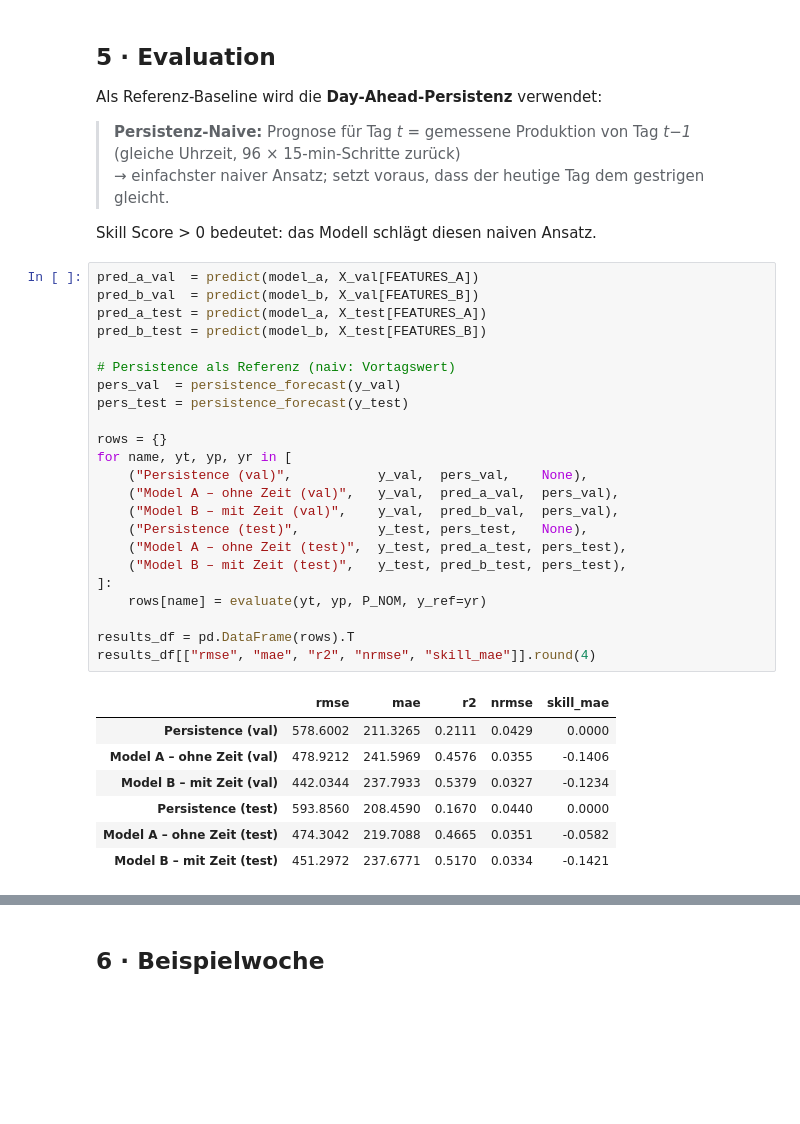
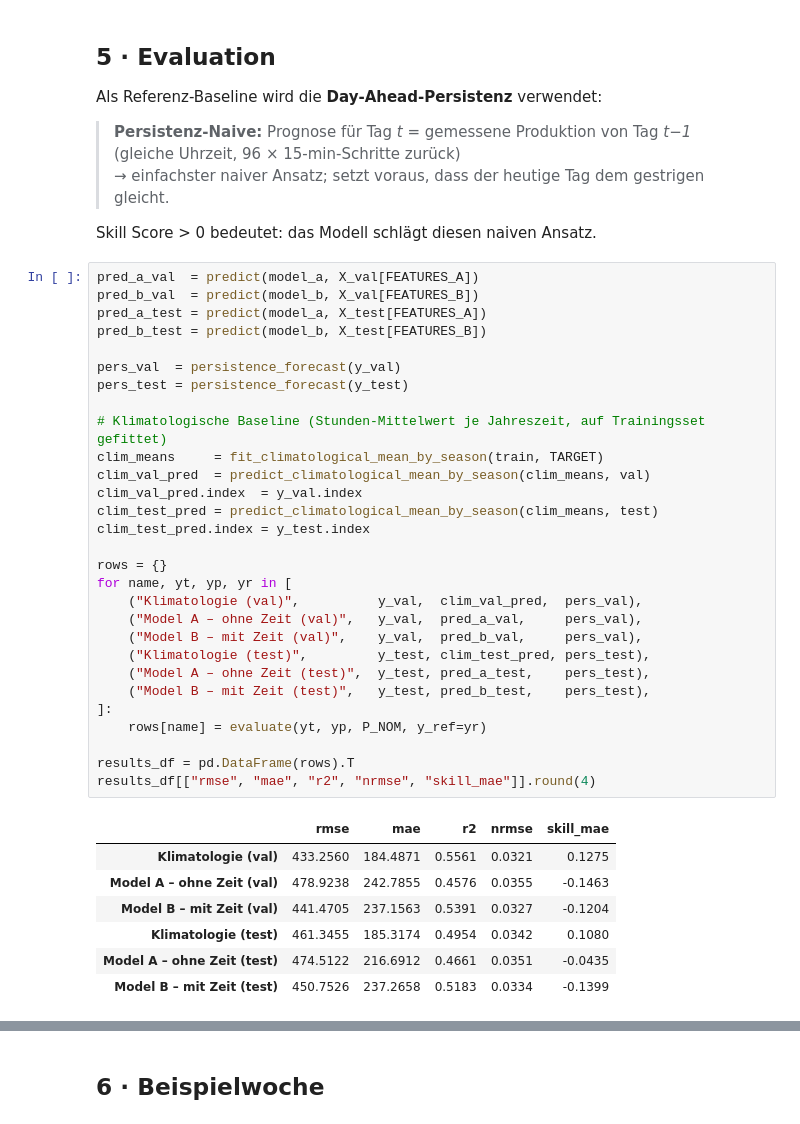
Before and after one commit to Anni075/KI-Project, a Jupyter notebook: notebooks/05_linear_regression.ipynb, the cells around one changed output, grey strips where cells are left out. Drawn from its saved outputs; the diff is of its cells as text; blank space fills up the shorter version.

```diff
--- a/notebooks/05_linear_regression.ipynb
+++ b/notebooks/05_linear_regression.ipynb
@@ -156,34 +161,40 @@ Skill Score > 0 bedeutet: das Modell schlägt diesen naiven Ansatz.
 # %%
 pred_a_val  = predict(model_a, X_val[FEATURES_A])
 pred_b_val  = predict(model_b, X_val[FEATURES_B])
 pred_a_test = predict(model_a, X_test[FEATURES_A])
 pred_b_test = predict(model_b, X_test[FEATURES_B])
 
-# Persistence als Referenz (naiv: Vortagswert)
 pers_val  = persistence_forecast(y_val)
 pers_test = persistence_forecast(y_test)
 
+# Klimatologische Baseline (Stunden-Mittelwert je Jahreszeit, auf Trainingsset gefittet)
+clim_means     = fit_climatological_mean_by_season(train, TARGET)
+clim_val_pred  = predict_climatological_mean_by_season(clim_means, val)
+clim_val_pred.index  = y_val.index
+clim_test_pred = predict_climatological_mean_by_season(clim_means, test)
+clim_test_pred.index = y_test.index
+
 rows = {}
 for name, yt, yp, yr in [
-    ("Persistence (val)",           y_val,  pers_val,    None),
-    ("Model A – ohne Zeit (val)",   y_val,  pred_a_val,  pers_val),
-    ("Model B – mit Zeit (val)",    y_val,  pred_b_val,  pers_val),
-    ("Persistence (test)",          y_test, pers_test,   None),
-    ("Model A – ohne Zeit (test)",  y_test, pred_a_test, pers_test),
-    ("Model B – mit Zeit (test)",   y_test, pred_b_test, pers_test),
+    ("Klimatologie (val)",          y_val,  clim_val_pred,  pers_val),
+    ("Model A – ohne Zeit (val)",   y_val,  pred_a_val,     pers_val),
+    ("Model B – mit Zeit (val)",    y_val,  pred_b_val,     pers_val),
+    ("Klimatologie (test)",         y_test, clim_test_pred, pers_test),
+    ("Model A – ohne Zeit (test)",  y_test, pred_a_test,    pers_test),
+    ("Model B – mit Zeit (test)",   y_test, pred_b_test,    pers_test),
 ]:
     rows[name] = evaluate(yt, yp, P_NOM, y_ref=yr)
 
 results_df = pd.DataFrame(rows).T
 results_df[["rmse", "mae", "r2", "nrmse", "skill_mae"]].round(4)
 # %% [output]
 |  | rmse | mae | r2 | nrmse | skill_mae |
-| Persistence (val) | 578.6002 | 211.3265 | 0.2111 | 0.0429 | 0.0000 |
-| Model A – ohne Zeit (val) | 478.9212 | 241.5969 | 0.4576 | 0.0355 | -0.1406 |
-| Model B – mit Zeit (val) | 442.0344 | 237.7933 | 0.5379 | 0.0327 | -0.1234 |
-| Persistence (test) | 593.8560 | 208.4590 | 0.1670 | 0.0440 | 0.0000 |
-| Model A – ohne Zeit (test) | 474.3042 | 219.7088 | 0.4665 | 0.0351 | -0.0582 |
-| Model B – mit Zeit (test) | 451.2972 | 237.6771 | 0.5170 | 0.0334 | -0.1421 |
+| Klimatologie (val) | 433.2560 | 184.4871 | 0.5561 | 0.0321 | 0.1275 |
+| Model A – ohne Zeit (val) | 478.9238 | 242.7855 | 0.4576 | 0.0355 | -0.1463 |
+| Model B – mit Zeit (val) | 441.4705 | 237.1563 | 0.5391 | 0.0327 | -0.1204 |
+| Klimatologie (test) | 461.3455 | 185.3174 | 0.4954 | 0.0342 | 0.1080 |
+| Model A – ohne Zeit (test) | 474.5122 | 216.6912 | 0.4661 | 0.0351 | -0.0435 |
+| Model B – mit Zeit (test) | 450.7526 | 237.2658 | 0.5183 | 0.0334 | -0.1399 |
 # %%
 fig, axes = plt.subplots(1, 2, figsize=(11, 4))
 
```
Also changed, not shown: parts of 9 cells of this notebook, 8 other files.
